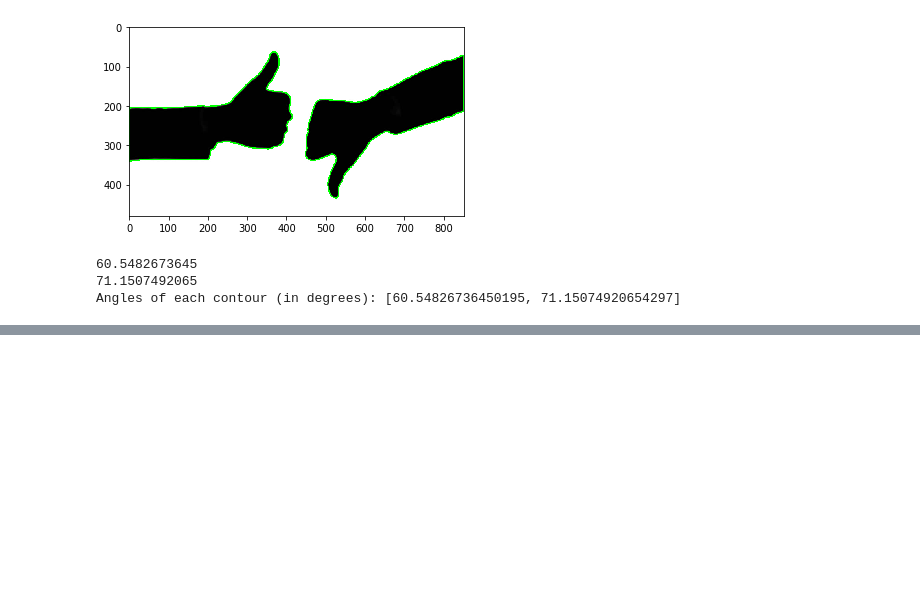
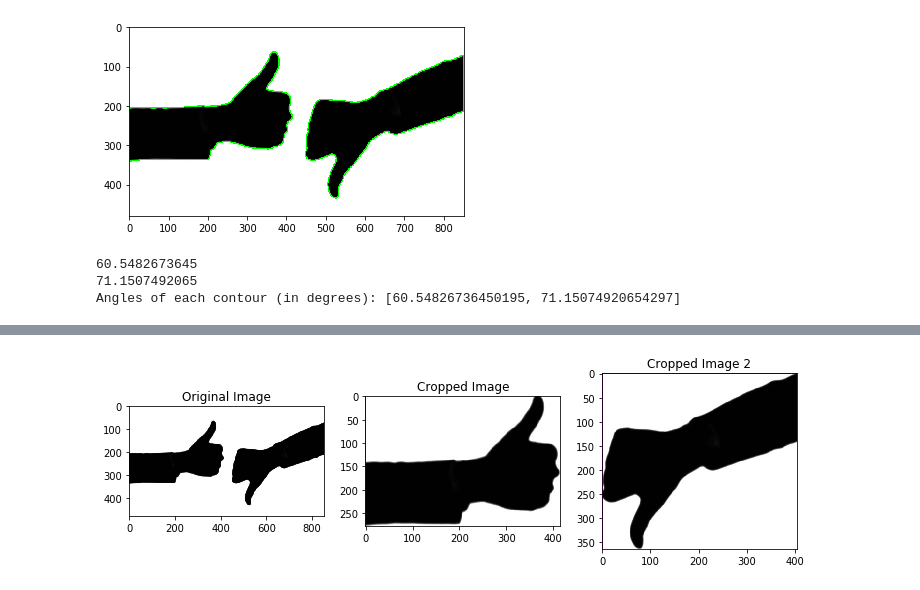
Before and after one commit to jbaek7023/opencv2-image-analysis, a Jupyter notebook: Image Contours.ipynb, the cells around one changed output, grey strips where cells are left out. Cells and saved outputs as stored; diff of their text form; code cells hidden in the pictures; blank space fills up the shorter version.

```diff
--- a/Image Contours.ipynb
+++ b/Image Contours.ipynb
@@ -151,0 +152,45 @@ error: /io/opencv/modules/imgproc/src/shapedescr.cpp:358: error: (-201) There sh
+# %%
+def left_hand_crop(image, selected_contour):
+    """
+    Left hand crop
+    :param image: the original image
+    :param contours: the contour that will be used for cropping
+    :return: the cropped image around the left hand
+    """
+    ## TODO: Detect the bounding rectangle of the left hand contour
+    x,y,w,h = cv2.boundingRect(selected_contour)
+
+    ## TODO: Crop the image using the dimensions of the bounding rectangle
+    # Make a copy of the image to crop
+    cropped_image = np.copy(image)
+
+    box_image = cv2.rectangle(cropped_image, (x,y), (x+w,y+h), (200,0,200),2)
+    cropped_image = box_image[y: y + h, x: x + w]
+
+    return cropped_image
+
+
+## TODO: Select the left hand contour from the list
+## Replace this value
+selected_contour = contours[1]
+
+
+# ---------------------------------------------------------- #
+# If you've selected a contour
+if(selected_contour is not None):
+    # Call the crop function with that contour passed in as a parameter
+    cropped_image = left_hand_crop(image, selected_contour)
+
+    # Display the cropped image side-by-side with the original
+    f, (ax1, ax2, ax3) = plt.subplots(1, 3, figsize=(10, 5))
+    f.tight_layout()
+    ax1.imshow(image)
+    ax1.set_title('Original Image')
+    ax2.imshow(cropped_image)
+    ax2.set_title('Cropped Image')
+
+    cropped_image2 = left_hand_crop(image, contours[0])
+    ax3.imshow(cropped_image2)
+    ax3.set_title('Cropped Image 2')
+# %% [output]
+[figure, added]
```
Also changed, not shown: parts of 4 cells of this notebook, 4 other files.
